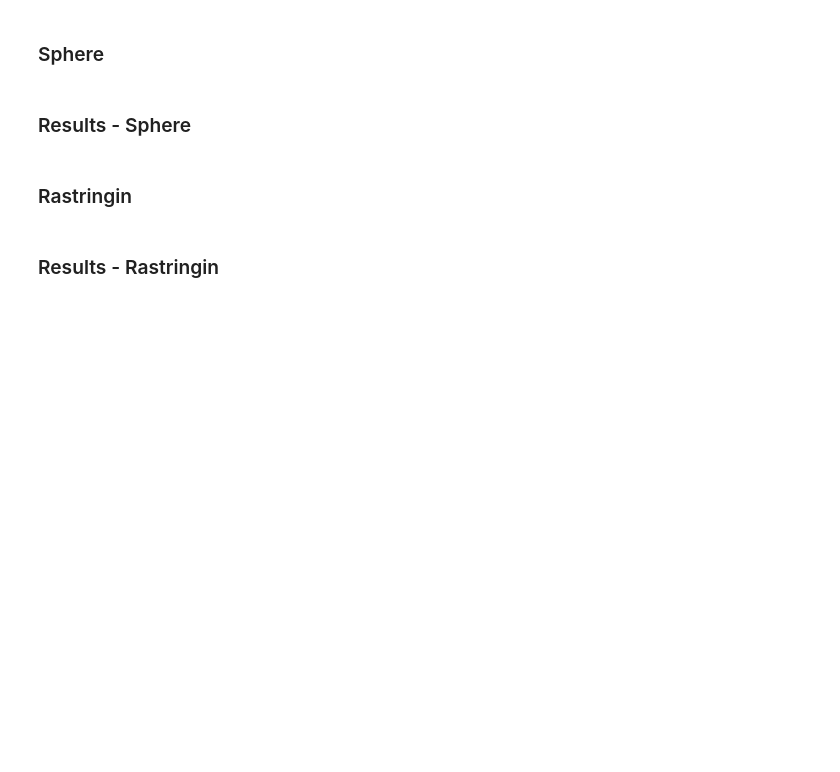
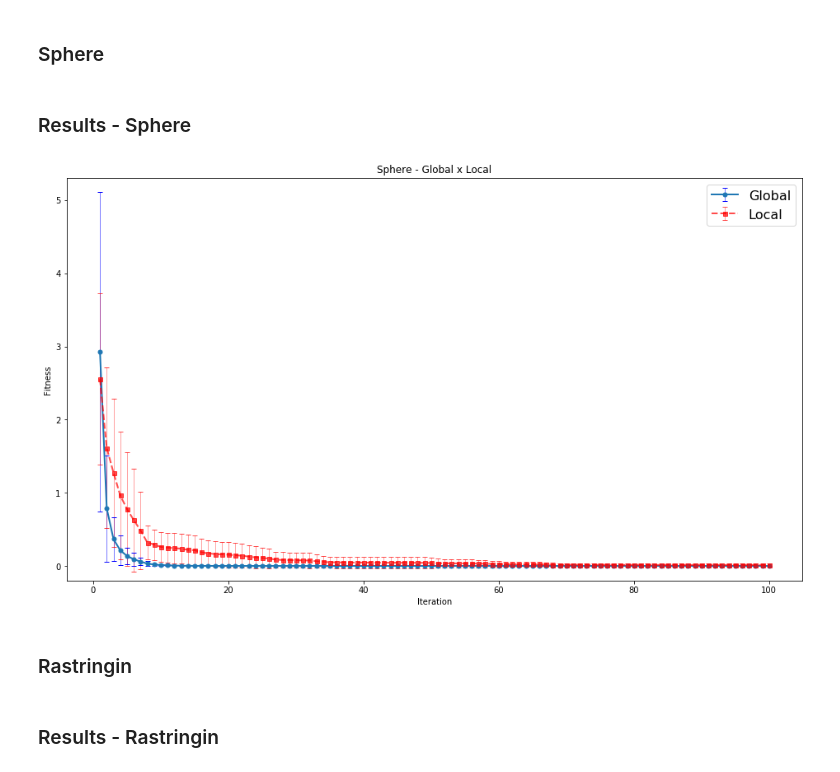
Before and after one commit to anthonyjatoba/bioinspired-optimization, a Jupyter notebook: PSO.ipynb, the cells around one changed output. Cells and saved outputs as stored; diff of their text form; code cells hidden in the pictures; blank space fills up the shorter version.

Commit message:
Adds inertia analysis and some improvements on the plots

```diff
--- a/PSO.ipynb
+++ b/PSO.ipynb
@@ -223,6 +223,12 @@ In this section, we analyse the impact of a global vs a local topology of 2 neig
 num_iter = 100
 num_exec = 30
 x = np.arange(1, num_iter + 1, 1) # iteration number array
+
+# plot settings
+ms = 5
+lw = 2
+capsize = 3
+elw = 0.5
 # %% [markdown]
 ### Sphere
 # %%
@@ -267,18 +273,22 @@ for i in range(len(sphere_iter_results_g)):
 # %% [markdown]
 ### Results - Sphere
 # %%
+upper_limit = max(sphere_iter_mean_g) + sphere_iter_std_g[0] + 0.2
+
 plt.figure(figsize=(16, 9))
-plt.ylim(-0.5, 5)
-plt.errorbar(x, np.array(sphere_iter_mean_g), np.array(sphere_iter_std_g), ms=7, lw=2.5, marker="o", \
-             capsize=3, ecolor="black", elinewidth=0.7,label='Global')
-plt.errorbar(x, np.array(sphere_iter_mean_l), np.array(sphere_iter_std_l), ms=7, lw=2.5, ls='--', \
-             marker="s", capsize=3, color="r",ecolor="r", elinewidth=0.7,label='Local')
+plt.ylim(-0.2, upper_limit)
+plt.errorbar(x, np.array(sphere_iter_mean_g), np.array(sphere_iter_std_g), ms=ms, lw=lw, marker="o", \
+             capsize=capsize, ecolor="blue", elinewidth=elw, label='Global')
+plt.errorbar(x, np.array(sphere_iter_mean_l), np.array(sphere_iter_std_l), ms=ms, lw=lw, ls='--', \
+             marker="s", capsize=capsize, color="r", ecolor="r", elinewidth=elw, label='Local', alpha=0.7)
 plt.title('Sphere - Global x Local')
 plt.ylabel("Fitness")
 plt.xlabel("Iteration")
-plt.legend(loc='upper right',prop={'size': 16})
+plt.legend(loc='upper right', prop={'size': 16})
 
 plt.show()
+# %% [output]
+[figure, added]
 # %% [markdown]
 ### Rastringin
 # %%
```
Also changed, not shown: parts of 19 cells of this notebook, 1 other file.
